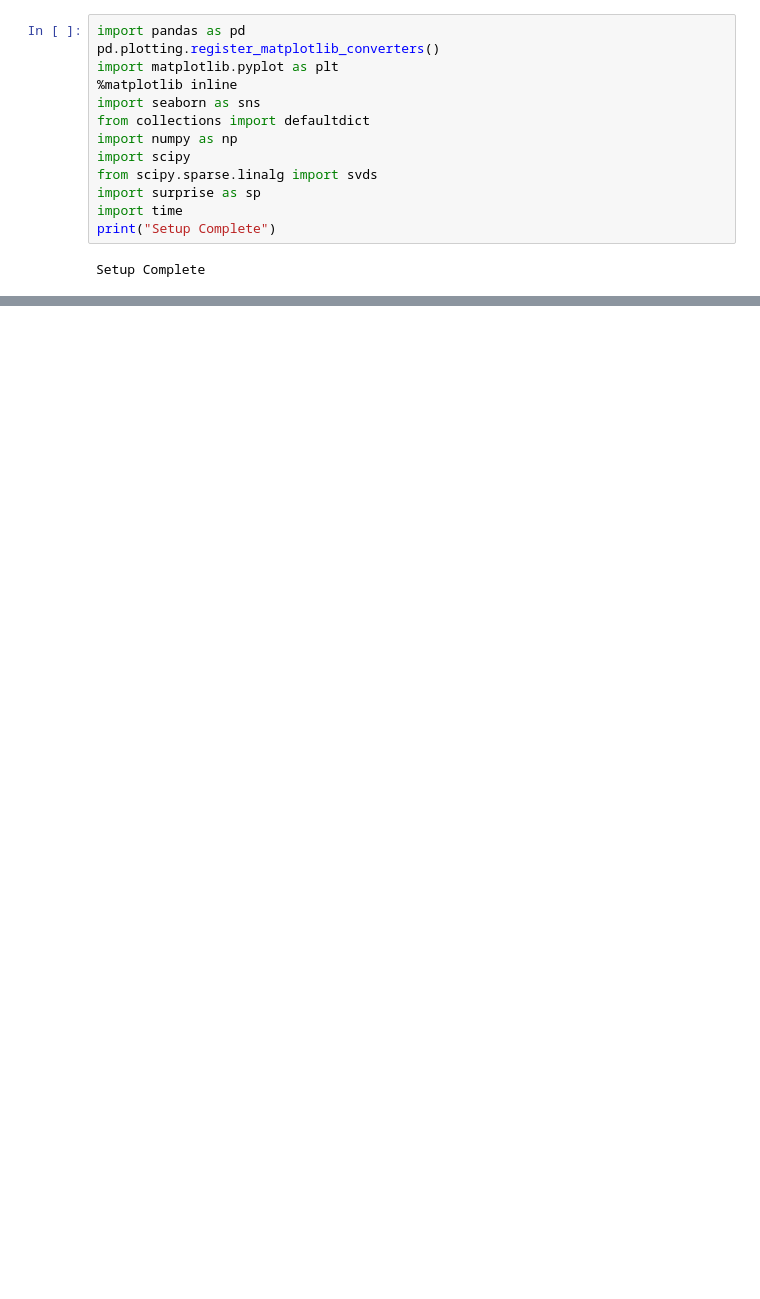
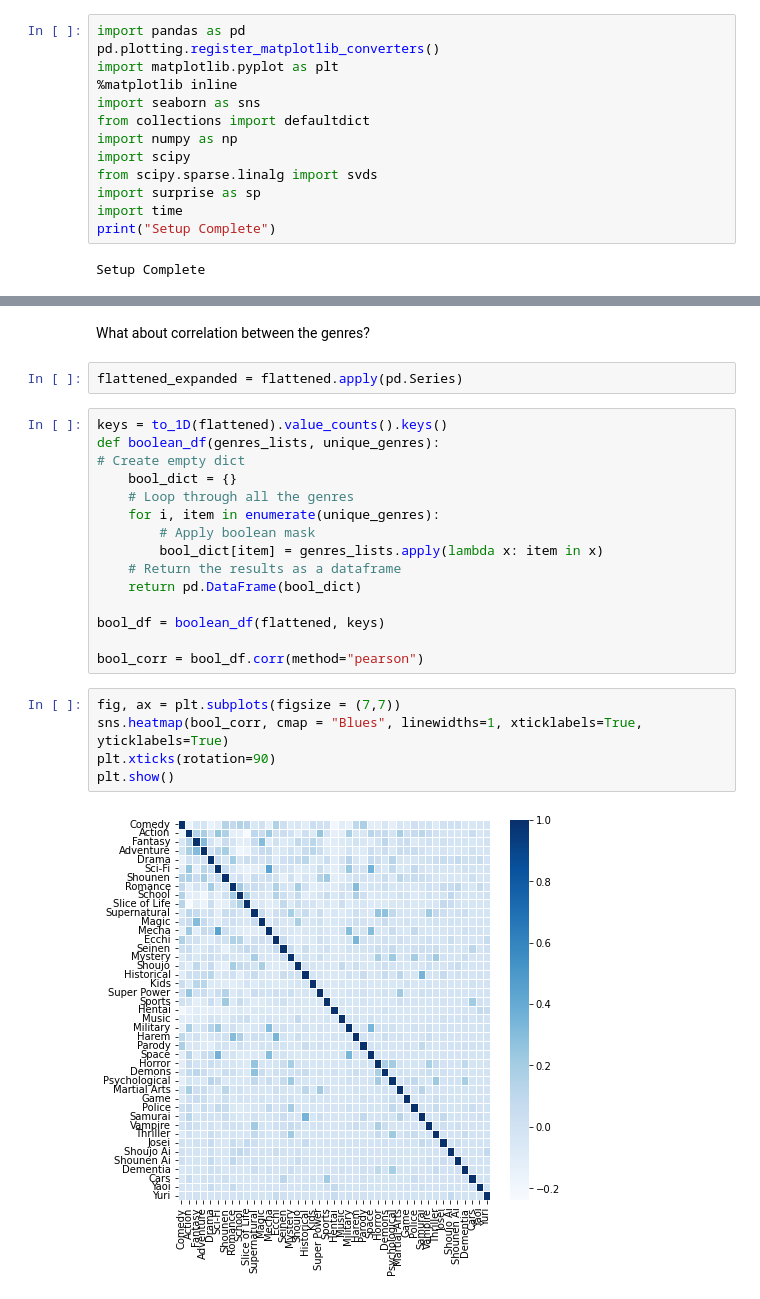
Before and after one commit to HWaiChan/anime-ml, a Jupyter notebook: data-visualisation.ipynb, the cells around one changed output, grey strips where cells are left out. Drawn from its saved outputs; the diff is of its cells as text; blank space fills up the shorter version.

Commit message:
pearson matrix woo

```diff
--- a/data-visualisation.ipynb
+++ b/data-visualisation.ipynb
@@ -31,0 +79,26 @@ profiles <sub>favourites_anime</sub> could work too.
+# %% [markdown]
+What about correlation between the genres?
+# %%
+flattened_expanded = flattened.apply(pd.Series)
+# %%
+keys = to_1D(flattened).value_counts().keys()
+def boolean_df(genres_lists, unique_genres):
+# Create empty dict
+    bool_dict = {}
+    # Loop through all the genres
+    for i, item in enumerate(unique_genres):
+        # Apply boolean mask
+        bool_dict[item] = genres_lists.apply(lambda x: item in x)
+    # Return the results as a dataframe
+    return pd.DataFrame(bool_dict)
+
+bool_df = boolean_df(flattened, keys)
+
+bool_corr = bool_df.corr(method="pearson")
+# %%
+fig, ax = plt.subplots(figsize = (7,7))
+sns.heatmap(bool_corr, cmap = "Blues", linewidths=1, xticklabels=True, yticklabels=True)
+plt.xticks(rotation=90)
+plt.show()
+# %% [output]
+[figure, added]
```
Also changed, not shown: parts of 10 cells of this notebook.
